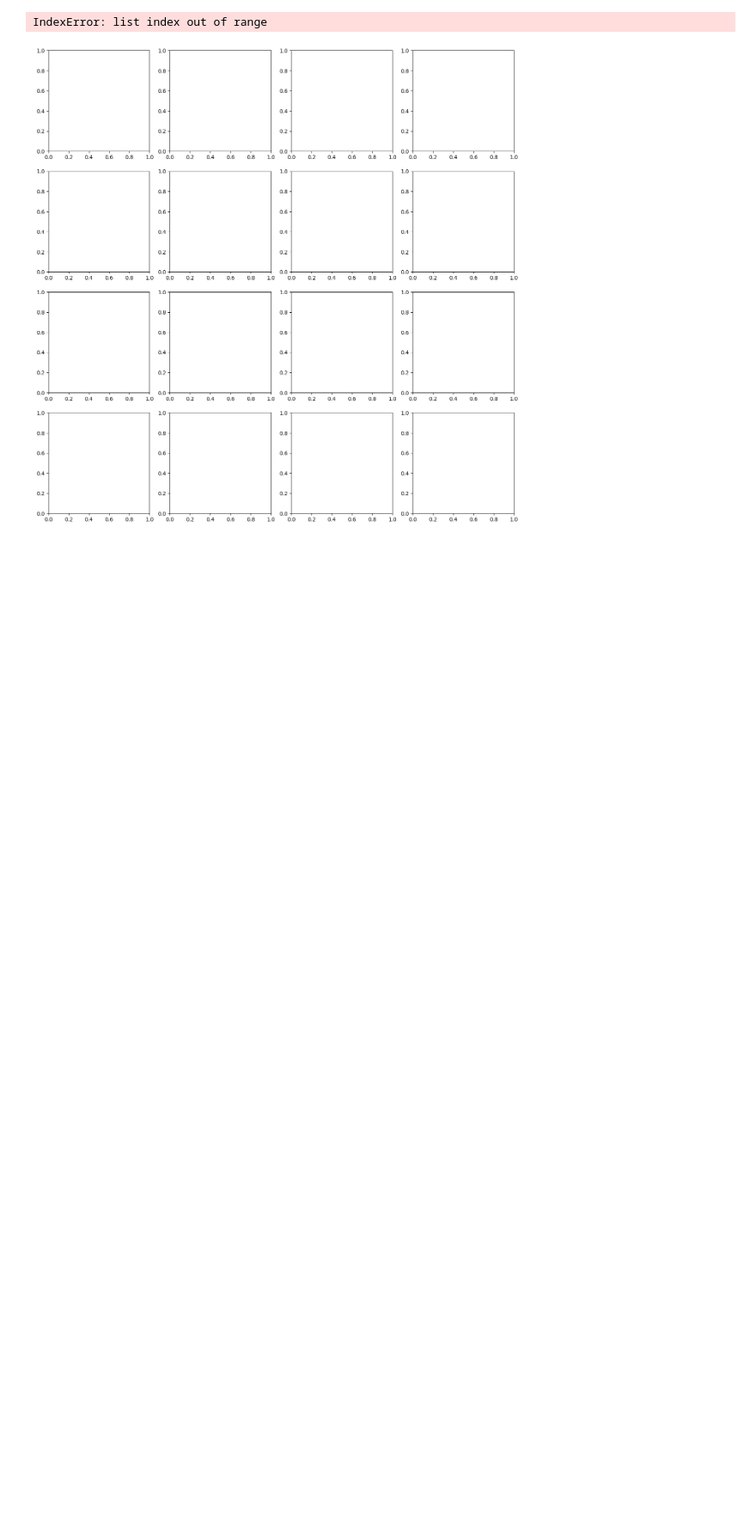
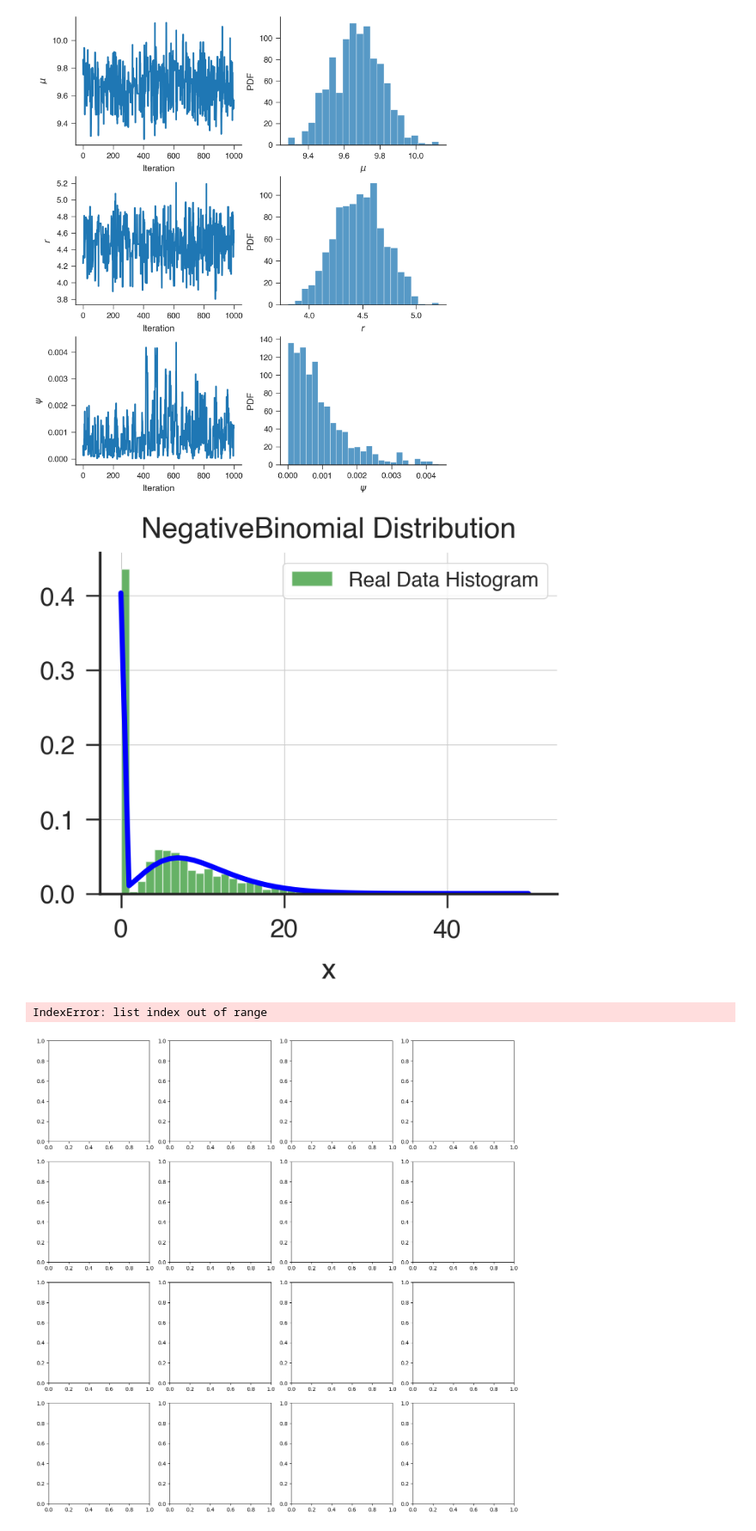
Before and after one commit to LaiquendiJ/UROP-2024-Summer, a Jupyter notebook: test.ipynb, the cells around one changed output. Shown: that part at 86% size. Saved outputs shown, nothing was run; the diff lists cells and outputs as text; code cells hidden in the pictures; blank space fills up the shorter version.

```diff
--- a/test.ipynb
+++ b/test.ipynb
@@ -15,3 +56,66 @@ FileNotFoundError: [Errno 2] No such file or directory: 'small_dataset/Donor1_CD
+# %%
+import statsmodels as smd
+trace=pd.DataFrame(trace[:])
+f, axs = plt.subplots(nrows=3, ncols=2, figsize=stdfigsize(nx=2, ny=3, scale=1))
+p = 1 - trace[0] / (trace[1] + trace[0])
+labels=[r'$\mu$',r'$r$',r'$\psi$']
+count=0
+ax=axs.flatten()[0]
+ax.plot(trace[0])
+ax.set_xlabel("Iteration")
+ax.set_ylabel(labels[0])
+
+ax=axs.flatten()[1]
+sns.histplot(trace[0],ax=ax)
+ax.set_ylabel("PDF")
+ax.set_xlabel(labels[0])
+
+ax=axs.flatten()[2]
+ax.plot(trace[1])
+ax.set_xlabel("Iteration")
+ax.set_ylabel(labels[1])
+
+ax=axs.flatten()[3]
+sns.histplot(trace[1],ax=ax)
+ax.set_ylabel("PDF")
+ax.set_xlabel(labels[1])
+f.tight_layout()
+
+ax=axs.flatten()[4]
+ax.plot(trace[2])
+ax.set_xlabel("Iteration")
+ax.set_ylabel(labels[2])
+
+ax=axs.flatten()[5]
+sns.histplot(trace[2],ax=ax)
+ax.set_ylabel("PDF")
+ax.set_xlabel(labels[2])
+f.tight_layout()
+
+col_means = [0,0]
+col_means[0] = trace[0].mean()
+col_means[1] = trace[1].mean()
+col_means[2] = trace[2].mean()
+# Compute the Gamma distribution PDF values
+x = np.array(range(0,round(data_norm[name_0].max())))
+# x = np.array(range(0,60))
+pmf = [zinb_pmf(i, col_means[0], col_means[1], 0.4) for i in x]
+# pmf = [stats.nbinom.pmf(i, n=9.335, p=0.036) for i in x]
+
+# Plot the Gamma distribution
+plt.figure(figsize=(8, 6))
+plt.plot(x, pmf,  color='b')
+
+plt.hist(data_norm[name_0],  bins=50,density=True, alpha=0.6, color='g', label='Real Data Histogram')
+
+plt.title('NegativeBinomial Distribution')
+plt.xlabel('x')
+plt.legend()
+plt.grid(True)
+plt.show()
+# %% [output]
+[figure, added]
+[figure, added]
 # %%
 import numpy as np
 import matplotlib.pyplot as plt
```
Also changed, not shown: parts of 3 cells of this notebook, 1 other file.
